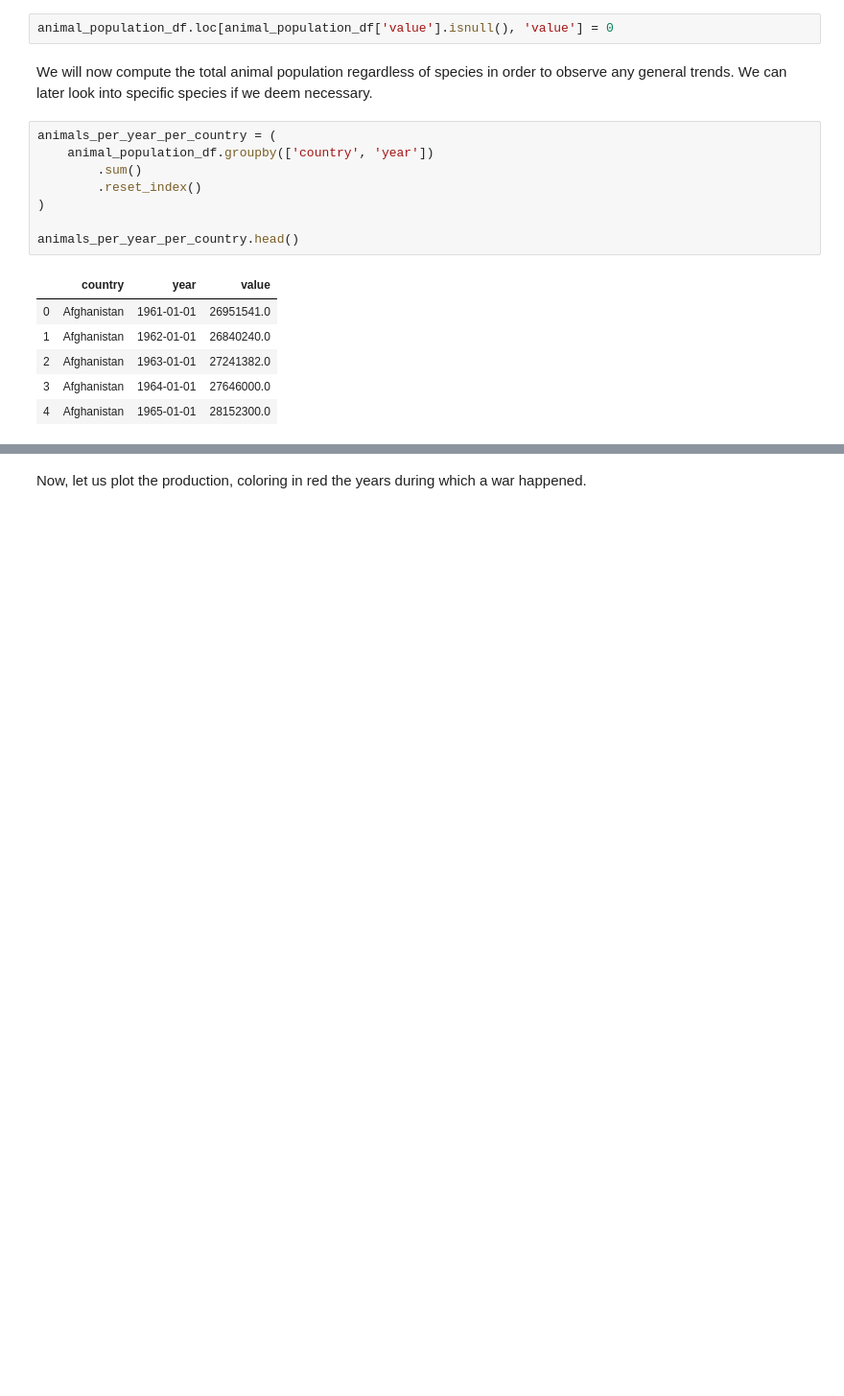
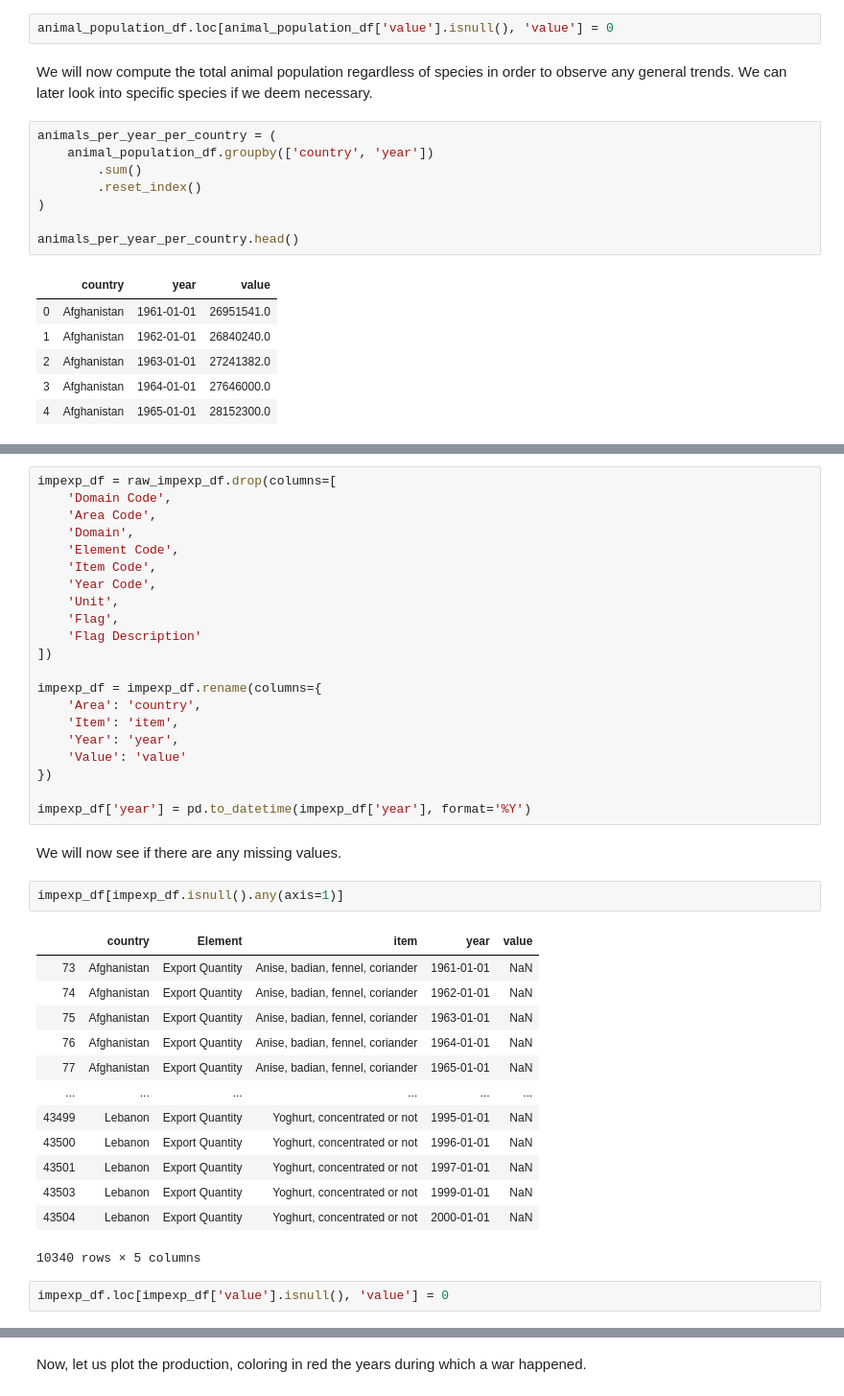
Before and after one commit to pull-fiction/make-crops-not-war, a Jupyter notebook: notebooks/general_trend.ipynb, the cells around one changed output, grey strips where cells are left out. Shown at 96% size. Cells and saved outputs as stored; diff of their text form; blank space fills up the shorter version.

```diff
--- a/notebooks/general_trend.ipynb
+++ b/notebooks/general_trend.ipynb
@@ -453,0 +485,41 @@ animals_per_year_per_country.head()
+# %%
+impexp_df = raw_impexp_df.drop(columns=[
+    'Domain Code',
+    'Area Code',
+    'Domain',
+    'Element Code',
+    'Item Code',
+    'Year Code',
+    'Unit',
+    'Flag',
+    'Flag Description'
+])
+
+impexp_df = impexp_df.rename(columns={
+    'Area': 'country',
+    'Item': 'item',
+    'Year': 'year',
+    'Value': 'value'
+})
+
+impexp_df['year'] = pd.to_datetime(impexp_df['year'], format='%Y')
+# %% [markdown]
+We will now see if there are any missing values.
+# %%
+impexp_df[impexp_df.isnull().any(axis=1)]
+# %% [output]
+|  | country | Element | item | year | value |
+| 73 | Afghanistan | Export Quantity | Anise, badian, fennel, coriander | 1961-01-01 | NaN |
+| 74 | Afghanistan | Export Quantity | Anise, badian, fennel, coriander | 1962-01-01 | NaN |
+| 75 | Afghanistan | Export Quantity | Anise, badian, fennel, coriander | 1963-01-01 | NaN |
+| 76 | Afghanistan | Export Quantity | Anise, badian, fennel, coriander | 1964-01-01 | NaN |
+| 77 | Afghanistan | Export Quantity | Anise, badian, fennel, coriander | 1965-01-01 | NaN |
+| ... | ... | ... | ... | ... | ... |
+| 43499 | Lebanon | Export Quantity | Yoghurt, concentrated or not | 1995-01-01 | NaN |
+| 43500 | Lebanon | Export Quantity | Yoghurt, concentrated or not | 1996-01-01 | NaN |
+| 43501 | Lebanon | Export Quantity | Yoghurt, concentrated or not | 1997-01-01 | NaN |
+| 43503 | Lebanon | Export Quantity | Yoghurt, concentrated or not | 1999-01-01 | NaN |
+| 43504 | Lebanon | Export Quantity | Yoghurt, concentrated or not | 2000-01-01 | NaN |
+10340 rows × 5 columns
+# %%
+impexp_df.loc[impexp_df['value'].isnull(), 'value'] = 0
```
Also changed, not shown: parts of 8 cells of this notebook, 1 other file.
